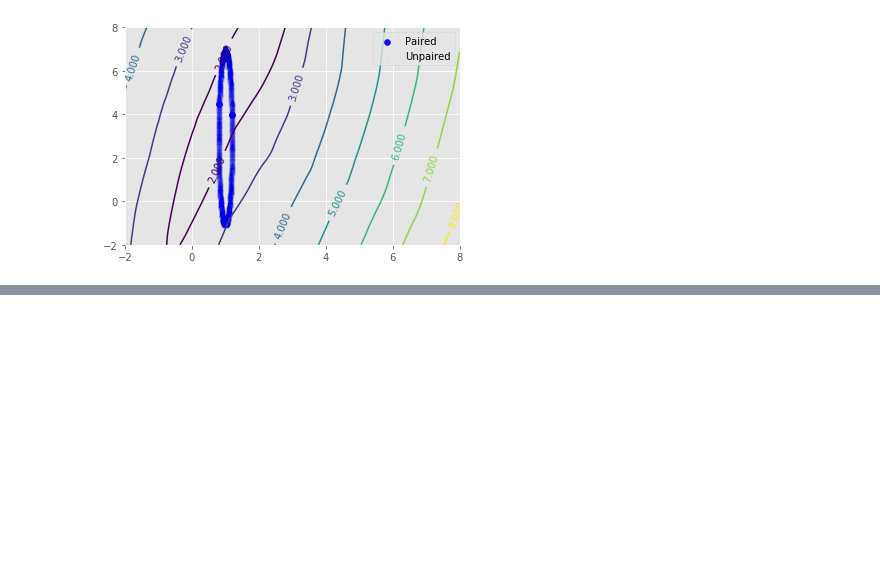
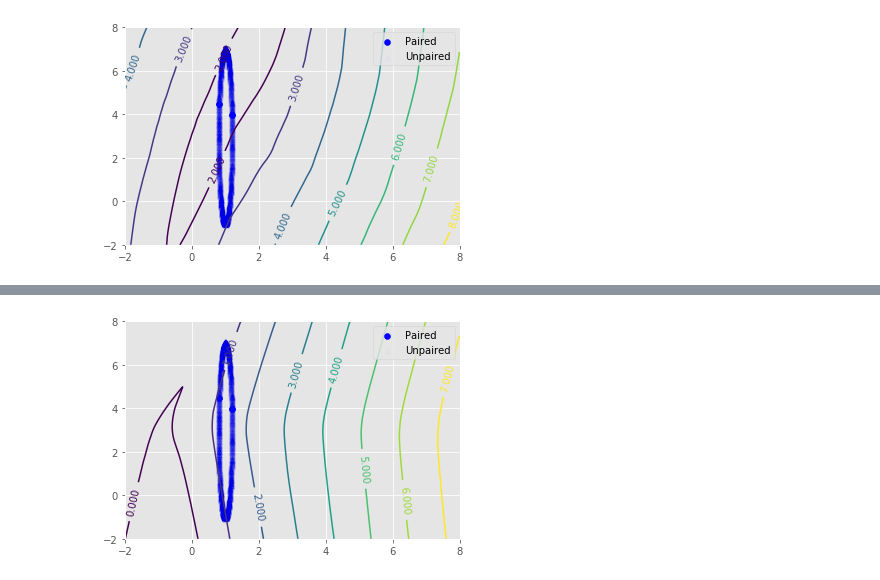
Before and after one commit to mmcdermott/CWR-GAN, a Jupyter notebook: Model Usage.ipynb, the cells around one changed output, grey strips where cells are left out. Cells and saved outputs as stored; diff of their text form; code cells hidden in the pictures; blank space fills up the shorter version.

```diff
--- a/Model Usage.ipynb
+++ b/Model Usage.ipynb
@@ -455,0 +467,4 @@ Euclidean Loss: 0.07 3.362280073716586e-05 2.6996281687844806e-05
+# %%
+plot_critic(source_data_limited, target_data_limited, two_paired)
+# %% [output]
+[figure, added]
```
Also changed, not shown: parts of 3 cells of this notebook.
